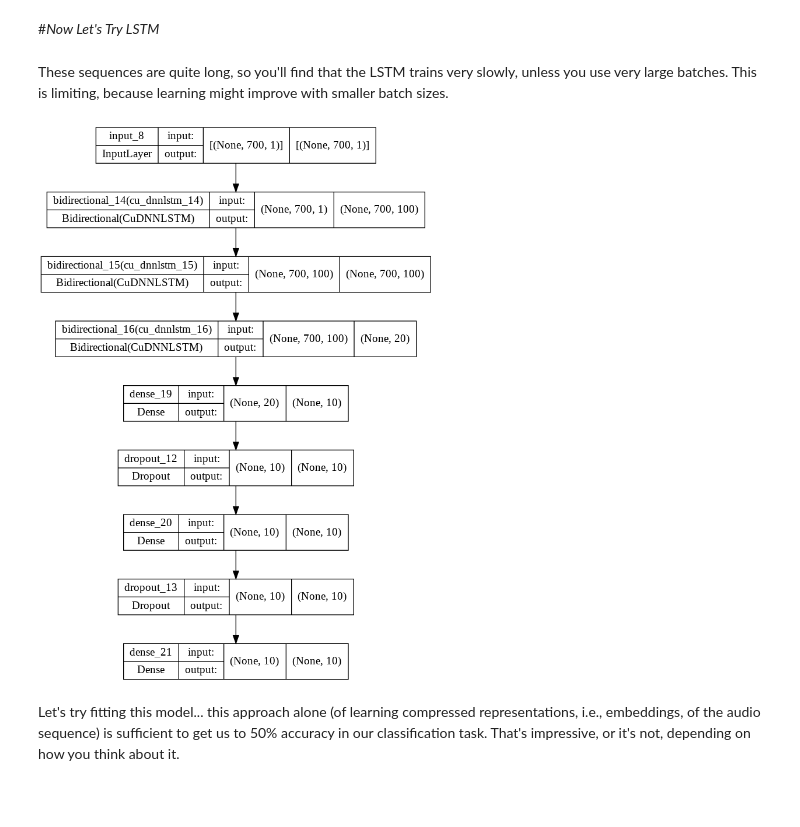
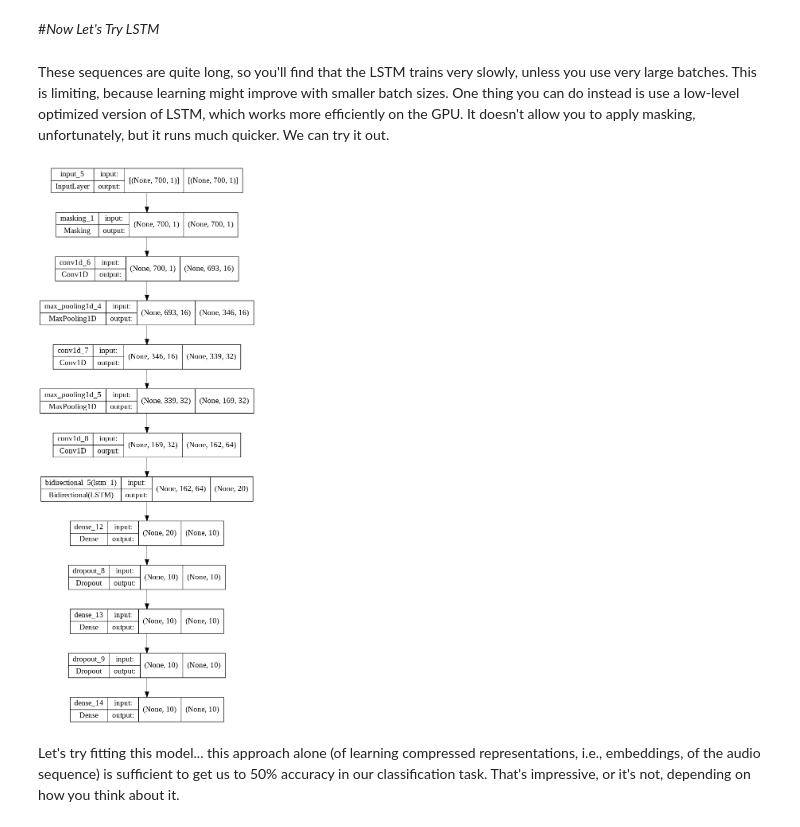
Before and after one commit to ymei9/BA865-2022, a Jupyter notebook: Week 6/6.6 - RNN for Audio.ipynb, the cells around one changed output. Saved outputs shown, nothing was run; the diff lists cells and outputs as text; code cells hidden in the pictures; blank space fills up the shorter version.

```diff
--- a/Week 6/6.6 - RNN for Audio.ipynb
+++ b/Week 6/6.6 - RNN for Audio.ipynb
@@ -239,44 +261,47 @@ plt.show()
 # %% [markdown]
 #*Now Let's Try LSTM*
 # %% [markdown]
-These sequences are quite long, so you'll find that the LSTM trains very slowly, unless you use very large batches. This is limiting, because learning might improve with smaller batch sizes.
+These sequences are quite long, so you'll find that the LSTM trains very slowly, unless you use very large batches. This is limiting, because learning might improve with smaller batch sizes. One thing you can do instead is use a low-level optimized version of LSTM, which works more efficiently on the GPU. It doesn't allow you to apply masking, unfortunately, but it runs much quicker. We can try it out.
 # %%
 from tensorflow import keras
 from keras import layers
 
 input = keras.Input(shape=(padded_sequences.shape[1],1))
 masking_layer = layers.Masking()(input) # Ignore the zero padding.
+
+x = layers.Conv1D(16, 8, activation="relu")(masking_layer) # 1D Convolution with 16 channels / filters, and a window length of 8 (kernel size). Stride here is 1, no padding.
+x = layers.MaxPooling1D(2)(x) # Then we apply max pooling, with window of 2 (and stride of 2)
+x = layers.Conv1D(32, 8, activation="relu")(x) # Then 32 filters, window of 8.
+x = layers.MaxPooling1D(2)(x) # Pool by blocks of two values in each sequence (again, means we attempt to divide sequence length in half)
+x = layers.Conv1D(64, 8, activation="relu")(x) # Again 64 filters, with sequence length of 8 this time.
 
 # Note: We shouldn't use BatchNormalization() with sequence data, because it is not effective / can be harmful.
 # Layer normalization is a better alternative; it normalizes values in a sequence on a per-sequence basis (rather than across sequences in the batch).
 # There is a tensorflow add-on (tfa library) layer that provides an LSTM layer that incorporates layer-normalization, if you want to try it out.
 
 # If we were to say "return_sequences=True", then this LSTM would return transformations of the sequence (rather than a compressed representation)
 # Each LSTM unit will push the sequence of 700 values through a series of recurring LSTM calculations.
 # Each LSTM unit will produce a compressed representation of the sequence. If we have 10 LSTM units, we get 10 representations (think of this as a 10-dim embedding of the audio sequence)
 # The layer is bi-directional, so we get 2* the number of LSTM outputs, one in each direction, concatenated together, so actually a 20 dim embedding of the audio sequence.
-#x = layers.Bidirectional(layers.LSTM(units=10))(masking_layer)
-x = layers.Bidirectional(layers.CuDNNLSTM(units=50,return_sequences=True))(input)
-x = layers.Bidirectional(layers.CuDNNLSTM(units=50,return_sequences=True))(x)
-x = layers.Bidirectional(layers.CuDNNLSTM(units=10))(x)
+x = layers.Bidirectional(layers.LSTM(units=10))(x)
 
 # Then I'm passing that to a couple of Dense layers that can figure out how to mix and match and recombine the embedding.
 # Add some dropout so it doesn't start to overfit immediately
 x = layers.Dense(10, activation="relu")(x)
 x = layers.Dropout(0.3)(x)
 x = layers.Dense(10, activation="relu")(x)
 x = layers.Dropout(0.3)(x)
 
 # Finally, we pass the result to a 10-digit softmax output.
 output = layers.Dense(10,activation="softmax")(x)
 
 model = keras.Model(inputs=input,outputs=output)
 
 model.compile(optimizer="rmsprop",loss="sparse_categorical_crossentropy", metrics=['sparse_categorical_accuracy'])
 
 keras.utils.plot_model(model,show_shapes=True)
 # %% [output]
-[figure, old version]
+[figure, new version]
 # %% [markdown]
 Let's try fitting this model... this approach alone (of learning compressed representations, i.e., embeddings, of the audio sequence) is sufficient to get us to 50% accuracy in our classification task. That's impressive, or it's not, depending on how you think about it.
 # %%
```
Also changed, not shown: parts of 9 cells of this notebook, 3 other files.
